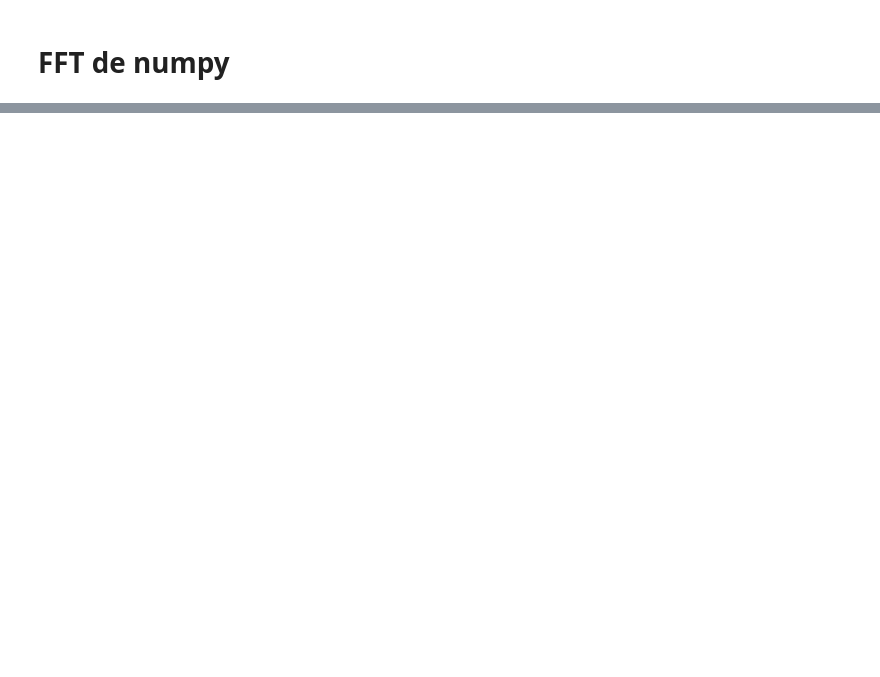
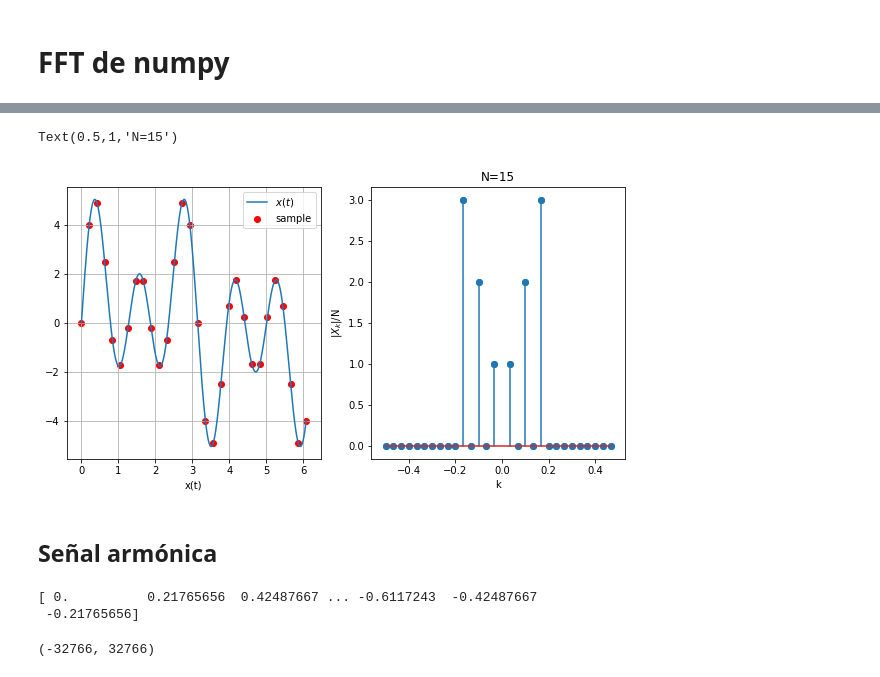
Before and after one commit to irecio/MetodoComputacionales, a Jupyter notebook: Week6/Lecture2.ipynb, the cells around one changed output, grey strips where cells are left out. Drawn from its saved outputs; the diff is of its cells as text; code cells hidden in the pictures; blank space fills up the shorter version.

```diff
--- a/Week6/Lecture2.ipynb
+++ b/Week6/Lecture2.ipynb
@@ -81,0 +164,27 @@ print(Xw1)
+# %%
+Xw = fft(x)
+N = len(x)
+frecuencias = np.fft.fftfreq(N)
+# %%
+fig = plt.figure(figsize=(10,5))
+
+plt.subplot(1,2,1)
+
+plt.plot(tModel, xModel, label=r'$x(t)$')
+plt.scatter(t,x, c='r' ,label='sample')
+plt.xlabel(r't')
+plt.xlabel(r'x(t)')
+plt.grid()
+plt.legend()
+
+mask = frecuencias != 0.
+
+plt.subplot(1,2,2)
+plt.scatter(frecuencias[mask], 2.0*np.abs(Xw[mask]/N))
+plt.stem(frecuencias[mask], 2.0*np.abs(Xw[mask]/N))
+plt.xlabel('k')
+plt.ylabel('|$X_k$|/N')
+plt.title("N=15")
+# %% [output]
+Text(0.5,1,'N=15')
+[figure, added]
@@ -81,0 +197,2 @@ print(Xw1)
+# %% [markdown]
+## Señal armónica
@@ -81,0 +211,15 @@ print(Xw1)
+# %%
+t = np.linspace(0.,7.,2*fs, endpoint=False)
+x = np.sin( 2.*np.pi*f *t)
+print(x)
+# %% [output]
+[ 0.          0.21765656  0.42487667 ... -0.6117243  -0.42487667
+ -0.21765656]
+# %%
+# Vamos escalar la señal
+
+scaled = np.int16( x*Amax )
+print( scaled.min() ,scaled.max() )
+write('Test440.wav',44100, scaled)
+# %% [output]
+(-32766, 32766)
```
Also changed, not shown: parts of 29 cells of this notebook.
